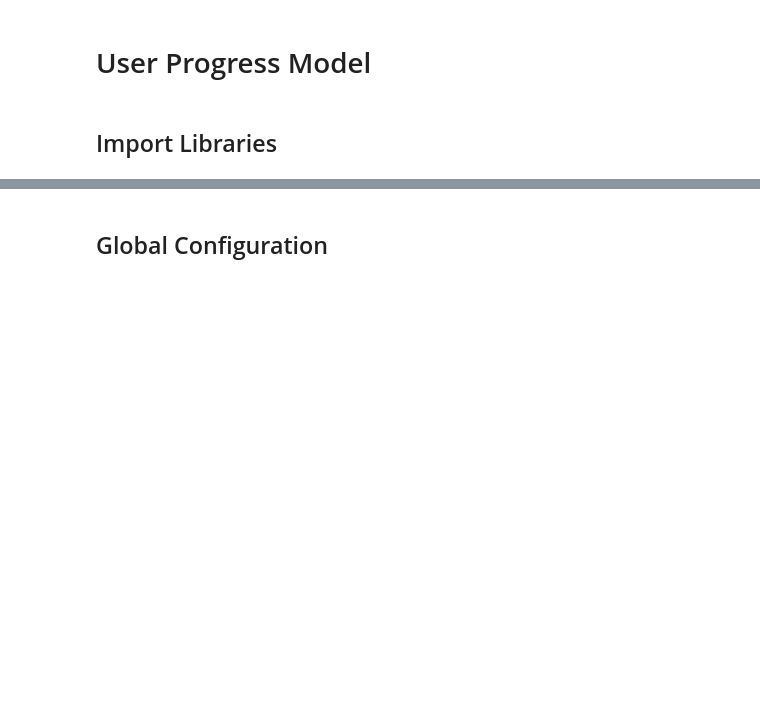
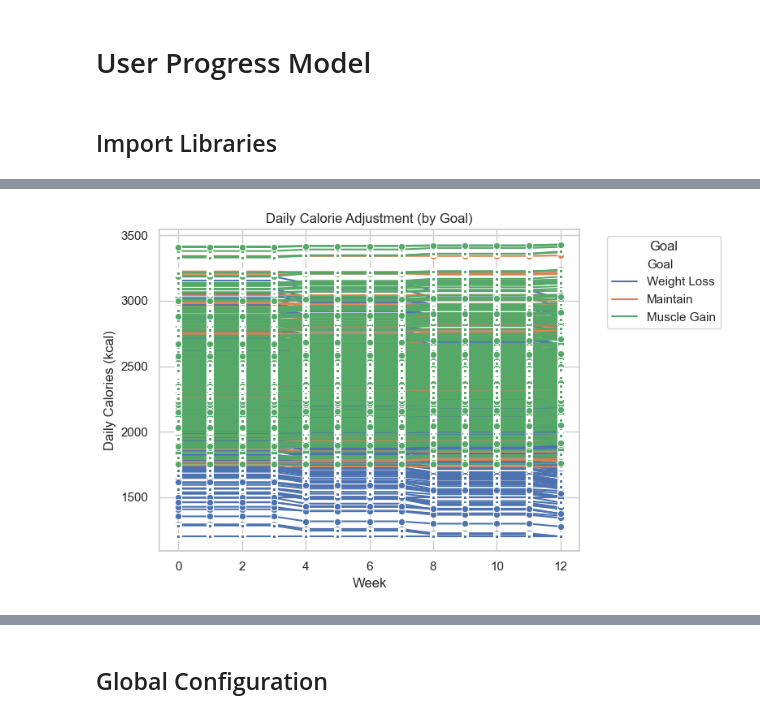
Before and after one commit to crisvito/viktorifit-ml, a Jupyter notebook: notebooks/models/modeling_dataset_progress.ipynb, the cells around one changed output, grey strips where cells are left out. Cells and saved outputs as stored; diff of their text form; code cells hidden in the pictures; blank space fills up the shorter version.

```diff
--- a/notebooks/models/modeling_dataset_progress.ipynb
+++ b/notebooks/models/modeling_dataset_progress.ipynb
@@ -17,0 +86,28 @@ from sklearn.preprocessing import LabelEncoder
+# %%
+# 4. NUTRITION ADJUSTMENT
+plt.figure(figsize=(8, 5))
+
+# Save the plot into variable 'ax'
+ax = sns.lineplot(data=df, x='Week', y='Daily_Calories', hue='Goal', style='User_ID', markers=True, dashes=False)
+
+plt.title('Daily Calorie Adjustment (by Goal)')
+plt.xlabel('Week')
+plt.ylabel('Daily Calories (kcal)')
+
+# Trick to truncate the legend:
+# Get all legend components generated automatically
+handles, labels = ax.get_legend_handles_labels()
+
+# Find the position of 'User_ID' label and slice the legend lists up to that point
+if 'User_ID' in labels:
+    idx = labels.index('User_ID')
+    handles = handles[:idx]
+    labels = labels[:idx]
+
+# Create a new legend with the truncated data
+plt.legend(handles=handles, labels=labels, title='Goal', bbox_to_anchor=(1.05, 1), loc='upper left')
+
+plt.tight_layout()
+plt.show()
+# %% [output]
+[figure, added]
```
Also changed, not shown: parts of 8 cells of this notebook, 2 other files.
